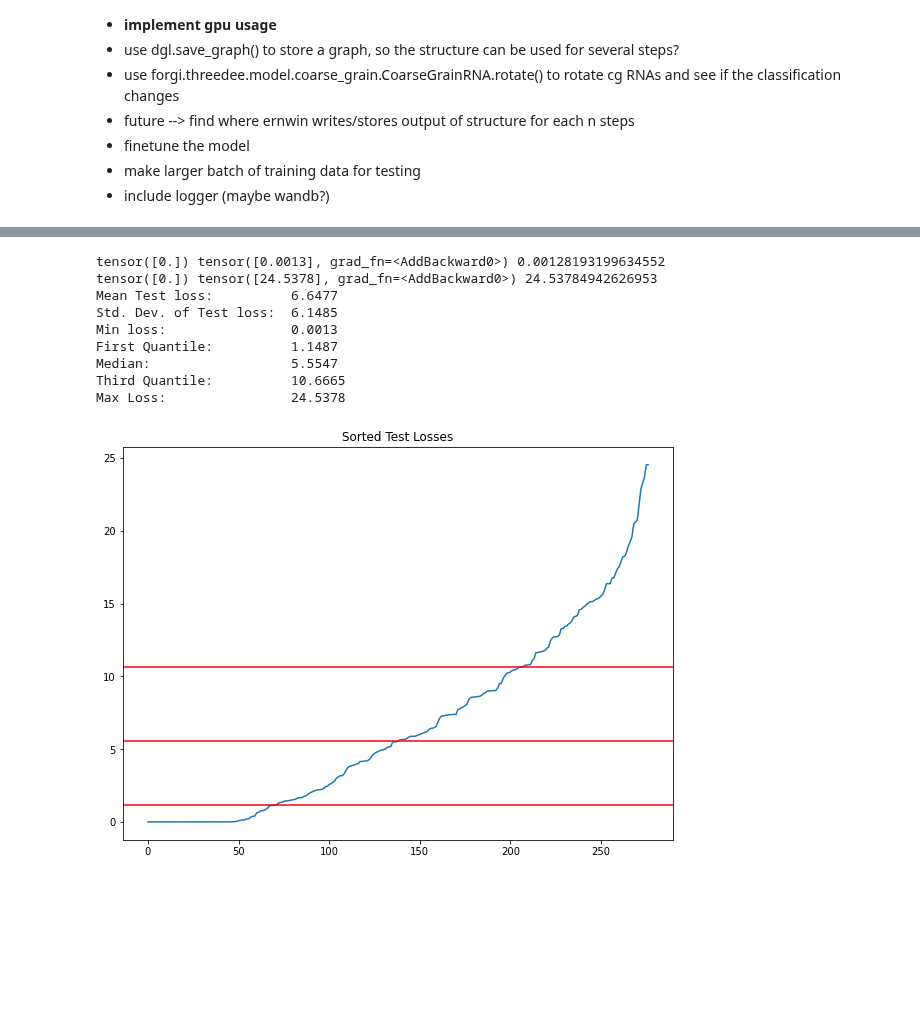
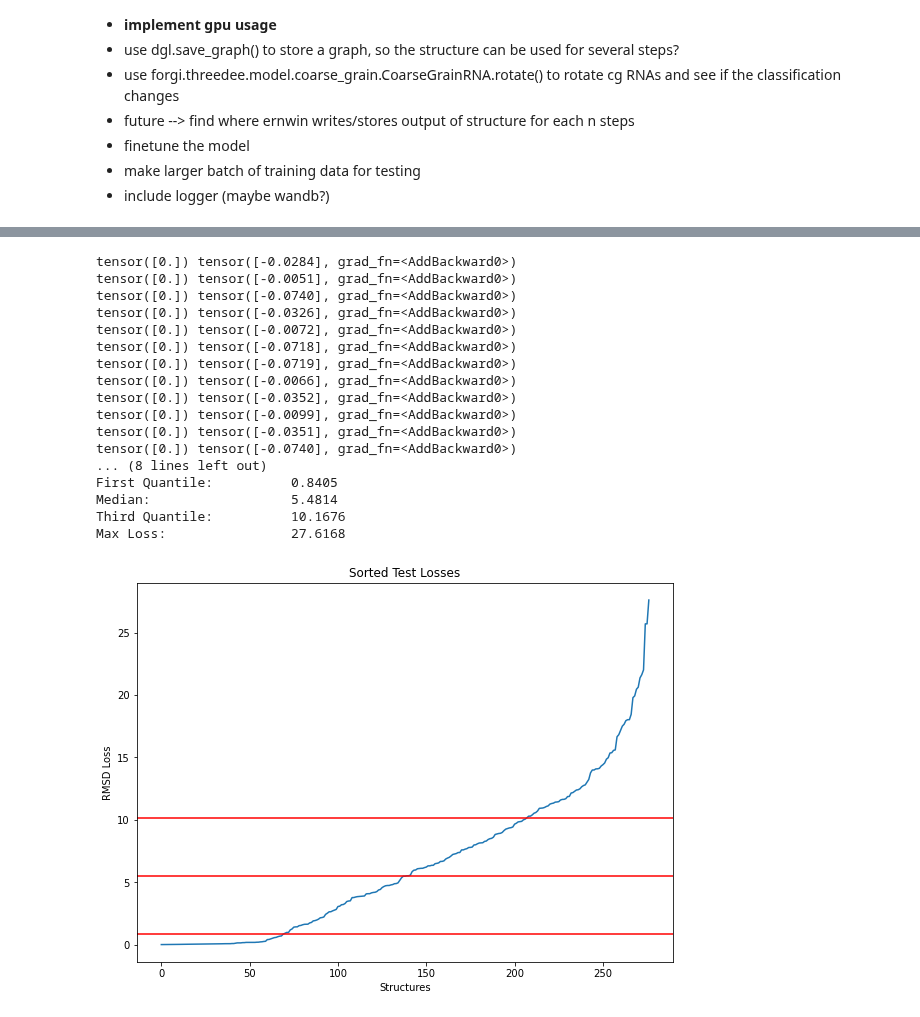
Before and after one commit to milang9/3d_classifier, a Jupyter notebook: 3d_classifier.ipynb, the cells around one changed output, grey strips where cells are left out. Drawn from its saved outputs; the diff is of its cells as text; code cells hidden in the pictures; blank space fills up the shorter version.

```diff
--- a/3d_classifier.ipynb
+++ b/3d_classifier.ipynb
@@ -377,7 +425,10 @@ test_dataloader = dtl.pytorch.GraphDataLoader(test_dataset)
 #Test
 import math
 
-model.load_state_dict(th.load("model_data/model_epoch80.pth"))
+model = CG_Classifier(num_features=3)
+
+model.load_state_dict(th.load("model_data/model_epoch135.pth"))
+
 model.eval()
 
 max_label = 0
@@ -400,43 +451,53 @@ for test_graph, test_label in test_dataloader:
         min_label = test_label
         min_pred = test_pred
     if test_pred < 0:
         print(test_label, test_pred)
 
 print(min_label, min_pred, min_loss)
 print(max_label, max_pred, max_loss)
 test_mean = np.mean(test_losses)
 test_std = np.std(test_losses)
 test_fq = np.quantile(test_losses, q = 0.25)
 test_median = np.median(test_losses)
 test_tq = np.quantile(test_losses, q = 0.75)
 print("Mean Test loss: \t {:.4f}".format(test_mean))
 print("Std. Dev. of Test loss:  {:.4f}".format(test_std))
 print("Min loss: \t\t {:.4f}".format(min(test_losses)))
 print("First Quantile: \t {:.4f}".format(test_fq))
 print("Median: \t\t {:.4f}".format(test_median))
 print("Third Quantile: \t {:.4f}".format(test_tq))
 print("Max Loss: \t\t {:.4f}".format(max(test_losses)))
 
 #print(sorted(test_losses)[-5:])
 
 fig, axs = plt.subplots(layout='constrained', figsize=(8, 6))
 axs.plot(sorted(test_losses))
 plt.title("Sorted Test Losses")
+plt.ylabel("RMSD Loss")
+plt.xlabel("Structures")
 plt.axhline(y = test_fq, color = 'r')
 plt.axhline(y = test_median, color = 'r')
 plt.axhline(y = test_tq, color = 'r')
 plt.draw()
 # %% [output]
-tensor([0.]) tensor([0.0013], grad_fn=<AddBackward0>) 0.00128193199634552
-tensor([0.]) tensor([24.5378], grad_fn=<AddBackward0>) 24.53784942626953
-Mean Test loss:          6.6477
-Std. Dev. of Test loss:  6.1485
-Min loss:                0.0013
-First Quantile:          1.1487
-Median:                  5.5547
-Third Quantile:          10.6665
-Max Loss:                24.5378
+tensor([0.]) tensor([-0.0284], grad_fn=<AddBackward0>)
+tensor([0.]) tensor([-0.0051], grad_fn=<AddBackward0>)
+tensor([0.]) tensor([-0.0740], grad_fn=<AddBackward0>)
+tensor([0.]) tensor([-0.0326], grad_fn=<AddBackward0>)
+tensor([0.]) tensor([-0.0072], grad_fn=<AddBackward0>)
+tensor([0.]) tensor([-0.0718], grad_fn=<AddBackward0>)
+tensor([0.]) tensor([-0.0719], grad_fn=<AddBackward0>)
+tensor([0.]) tensor([-0.0066], grad_fn=<AddBackward0>)
+tensor([0.]) tensor([-0.0352], grad_fn=<AddBackward0>)
+tensor([0.]) tensor([-0.0099], grad_fn=<AddBackward0>)
+tensor([0.]) tensor([-0.0351], grad_fn=<AddBackward0>)
+tensor([0.]) tensor([-0.0740], grad_fn=<AddBackward0>)
+... (8 lines left out)
+First Quantile:          0.8405
+Median:                  5.4814
+Third Quantile:          10.1676
+Max Loss:                27.6168
-[figure, old version]
+[figure, new version]
 # %%
 #play ground for diffpool
 #adapted from: https://github.com/dmlc/dgl/blob/master/examples/pytorch/diffpool/model/dgl_layers/gnn.py
```
Also changed, not shown: parts of 7 cells of this notebook, 3 other files.
